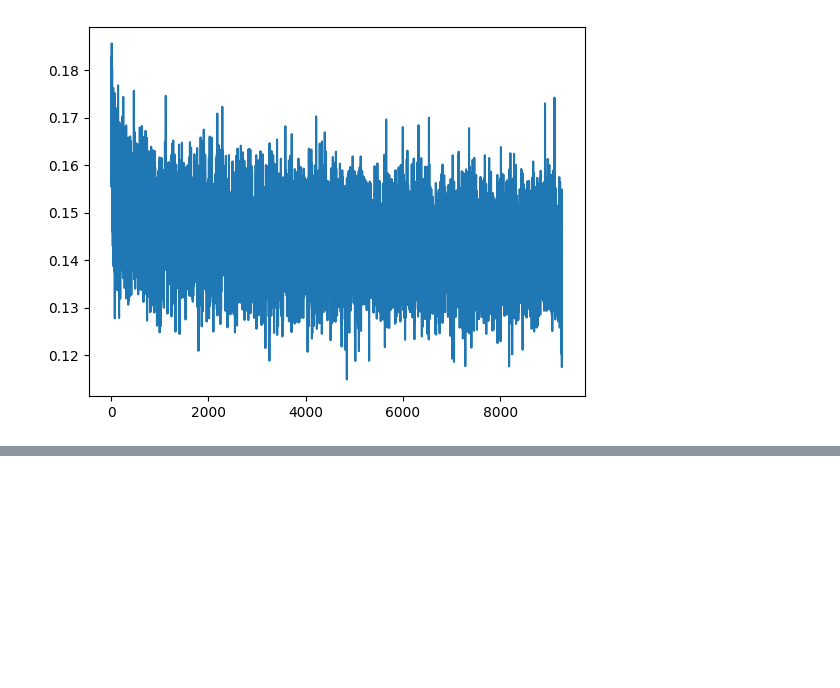
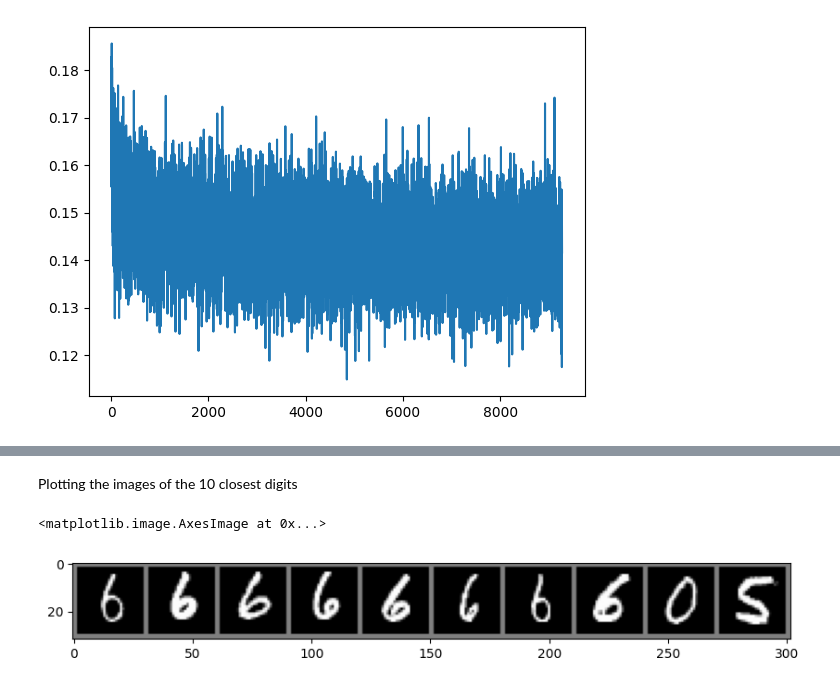
Before and after one commit to KjetilIN/attention-basics, a Jupyter notebook: notebooks/train_mha.ipynb, the cells around one changed output, grey strips where cells are left out. Drawn from its saved outputs; the diff is of its cells as text; code cells hidden in the pictures; blank space fills up the shorter version.

```diff
--- a/notebooks/train_mha.ipynb
+++ b/notebooks/train_mha.ipynb
@@ -139,0 +168,9 @@ Minimum MSE loss 0.1149
+# %% [markdown]
+Plotting the images of the 10 closest digits
+# %%
+plt.figure(figsize=(10, 10))
+out = torchvision.utils.make_grid(top10_data.reshape(-1, 1, 28, 28), 10, normalize=True, pad_value=0.5)
+plt.imshow(out.numpy().transpose((1, 2, 0)))
+# %% [output]
+<matplotlib.image.AxesImage at 0x...>
+[figure, added]
```
Also changed, not shown: parts of 10 cells of this notebook.
